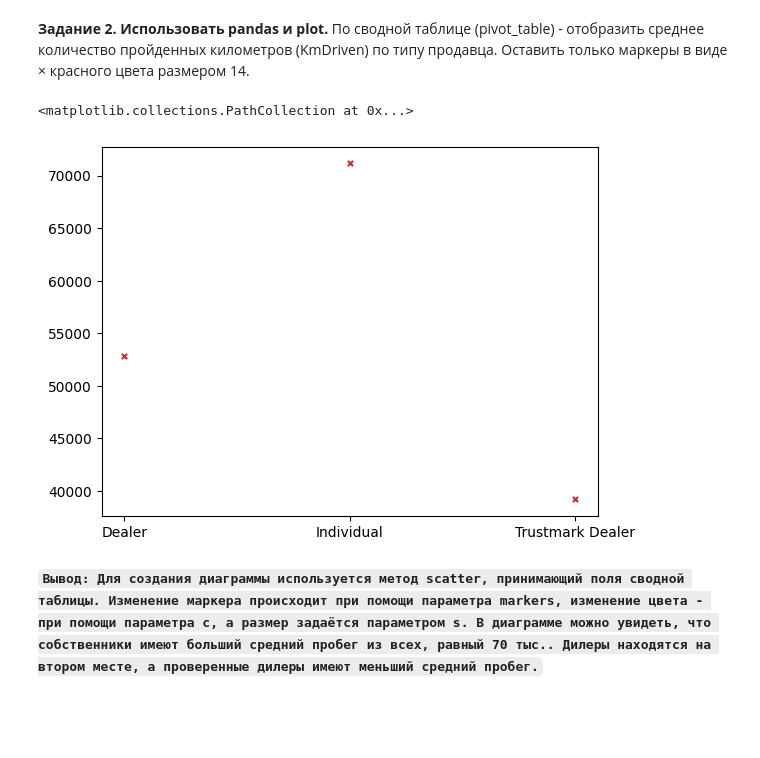
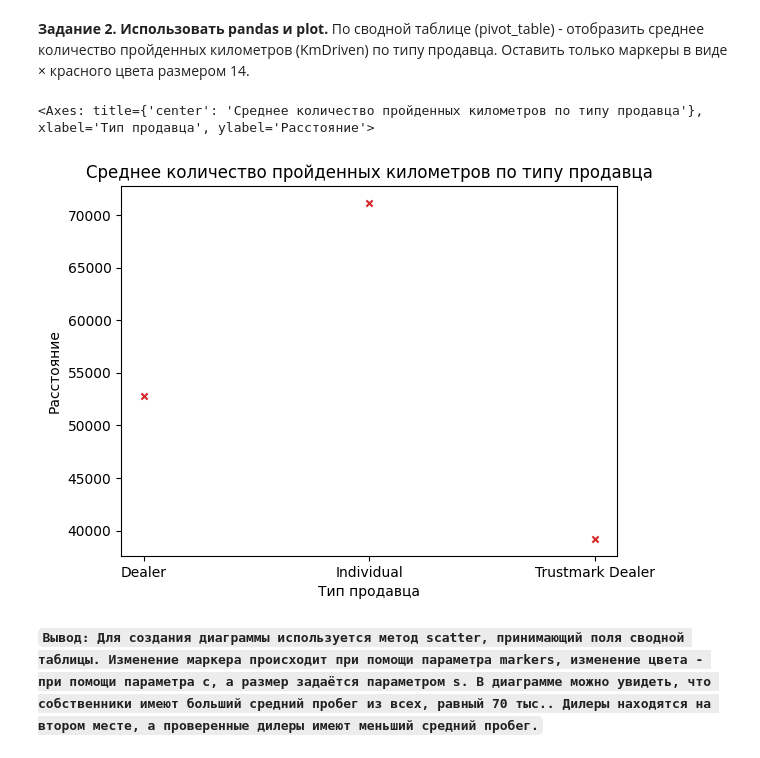
Before and after one commit to k0repan/data_analisys_lab2, a Jupyter notebook: ЛР2_Корепанов_14.ipynb, the cells around one changed output. Drawn from its saved outputs; the diff is of its cells as text; code cells hidden in the pictures; blank space fills up the shorter version.

```diff
--- a/ЛР2_Корепанов_14.ipynb
+++ b/ЛР2_Корепанов_14.ipynb
@@ -227,16 +224,19 @@ sns.histplot(
 # %%
 # Диаграмма рассеяния по сводной таблице
 pivot = df.pivot_table(index="SellerType", values="KmDriven").reset_index() # Создание сводной таблицы
-plt.scatter(
-    pivot["SellerType"], # Ось Х
-    pivot["KmDriven"], # Ось Y
-    marker='x', # Изменение маркера
-    c="tab:red", # Изменение цвета маркера
-    s=14 # Изменение размера маркера
+pivot.plot(
+    kind="scatter",
+    x="SellerType",
+    y="KmDriven",
+    marker="x",
+    color="tab:red",
+    title="Среднее количество пройденных километров по типу продавца",
+    xlabel="Тип продавца",
+    ylabel="Расстояние"
 )
 # %% [output]
-<matplotlib.collections.PathCollection at 0x...>
+<Axes: title={'center': 'Среднее количество пройденных километров по типу продавца'}, xlabel='Тип продавца', ylabel='Расстояние'>
-[figure, old version]
+[figure, new version]
 # %% [markdown]
 **`Вывод: Для создания диаграммы используется метод scatter, принимающий поля сводной таблицы. Изменение маркера происходит при помощи параметра markers, изменение цвета - при помощи параметра c, а размер задаётся параметром s. В диаграмме можно увидеть, что собственники имеют больший средний пробег из всех, равный 70 тыс.. Дилеры находятся на втором месте, а проверенные дилеры имеют меньший средний пробег.`**
 # %% [markdown]
```
Also changed, not shown: parts of 11 cells of this notebook.
